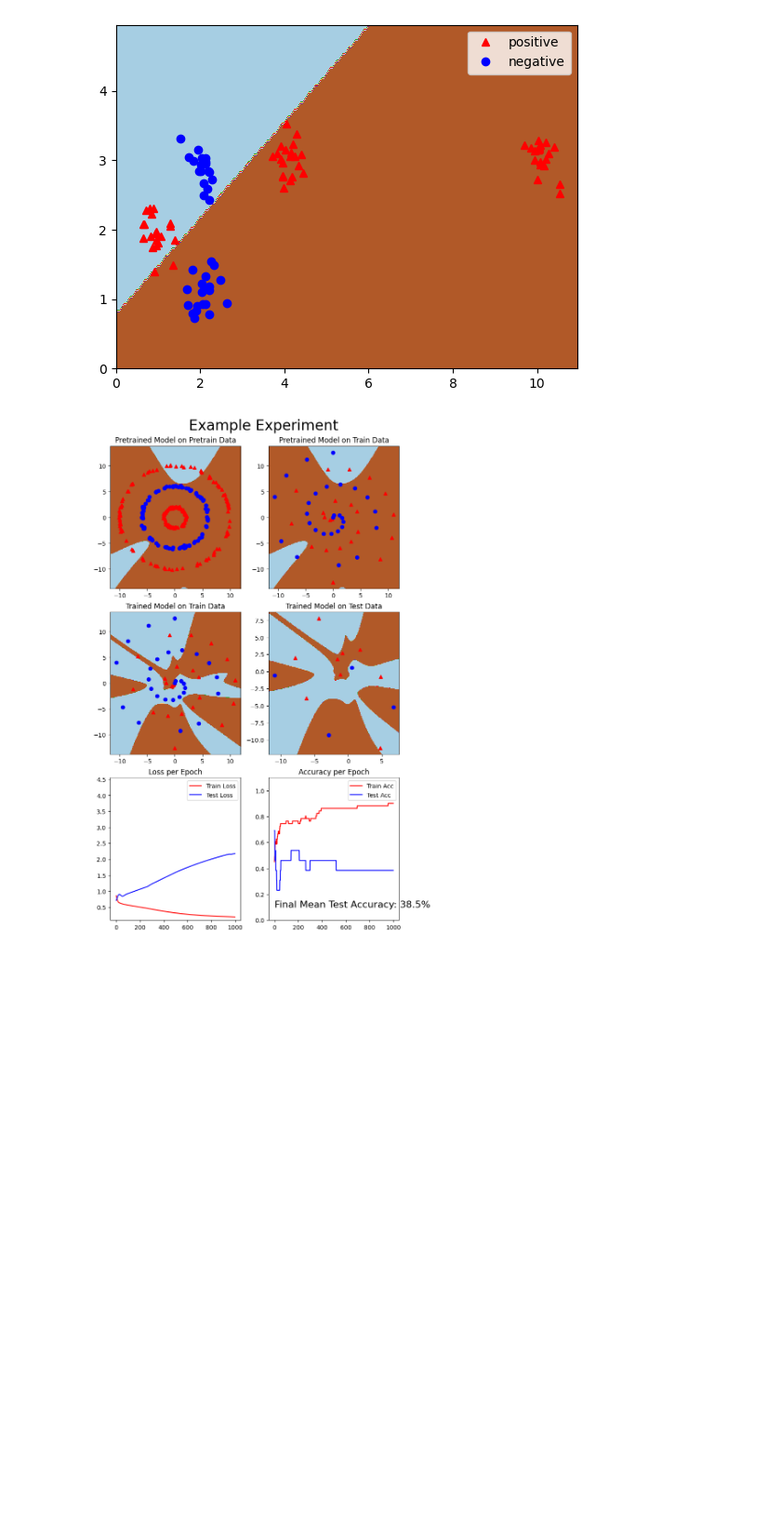
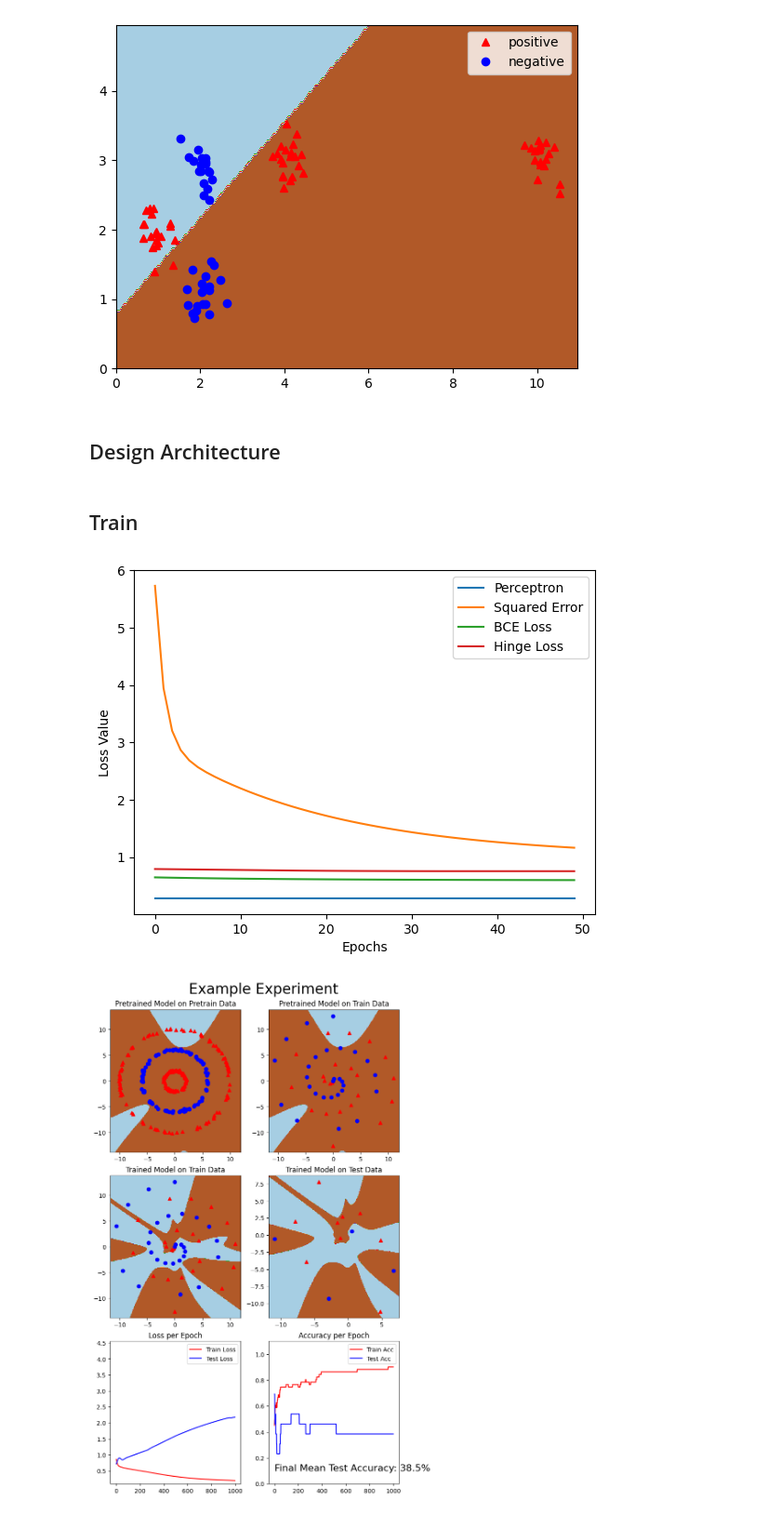
Before and after one commit to JackHanke/dlhw, a Jupyter notebook: hw1/hw1.ipynb, the cells around one changed output. Shown at 93% size. Cells and saved outputs as stored; diff of their text form; code cells hidden in the pictures; blank space fills up the shorter version.

```diff
--- a/hw1/hw1.ipynb
+++ b/hw1/hw1.ipynb
@@ -283,5 +287,4 @@ for y == -1
 # %%
-
 # augmented
 augmented_X = []
 augmented_y = y.tolist() * 20
@@ -296,7 +299,7 @@ augmented_X = np.array(augmented_X)
 augmented_y = np.array(augmented_y)
 
 
-augX_temp, augX_val, augy_temp, augy_val = train_test_split(augemented_X, augmented_y, test_size=0.2)
+augX_temp, augX_val, augy_temp, augy_val = train_test_split(augmented_X, augmented_y, test_size=0.2)
 augX_train, augX_test, augy_train, augy_test = train_test_split(augX_temp, augy_temp, test_size=0.2)
 
 print(augX_train.shape)
@@ -317,6 +320,8 @@ plot_decision_surface(
 (20, 2)
 (16, 2)
 [figure]
+# %% [markdown]
+## Design Architecture
 # %%
 # Loss functions
 class PerceptronLoss:
@@ -389,3 +406,35 @@ class GradientDescent:
+# %% [markdown]
+## Train
+# %%
+loss_fns = [fn() for fn in [PerceptronLoss, SELoss, BCELoss, HingeLoss]]
+optimizer = GradientDescent(0.0001 * 64)
+slp = SLP()
+epochs = 50
+
+for loss_fn in loss_fns:
+    for epoch in range(1, epochs+1):
+        output = slp.forward(data=augX_train, debug=True)
+        loss = loss_fn.loss(pred=output, y=augy_train)
+        loss_fn.losses.append(loss.mean())
+        d_loss = loss_fn.loss_prime(pred=output, y=augy_train)
+        dw, db = slp.backward(d_loss=d_loss, data=augX_train)
+        assert dw.shape == slp.weights.shape
+        optimizer.step(
+            weights=slp.weights,
+            biases=slp.biases,
+            w_grads=dw,
+            b_grads=db
+        )
+
+for loss_fn in loss_fns:
+    plt.plot(loss_fn.losses, label=loss_fn.name)
+
+plt.xlabel("Epochs")
+plt.ylabel("Loss Value")
+plt.legend()
+plt.show()
+# %% [output]
+[figure, added]
 # %%
 # Create two datasets
 
```
Also changed, not shown: parts of 4 cells of this notebook.
